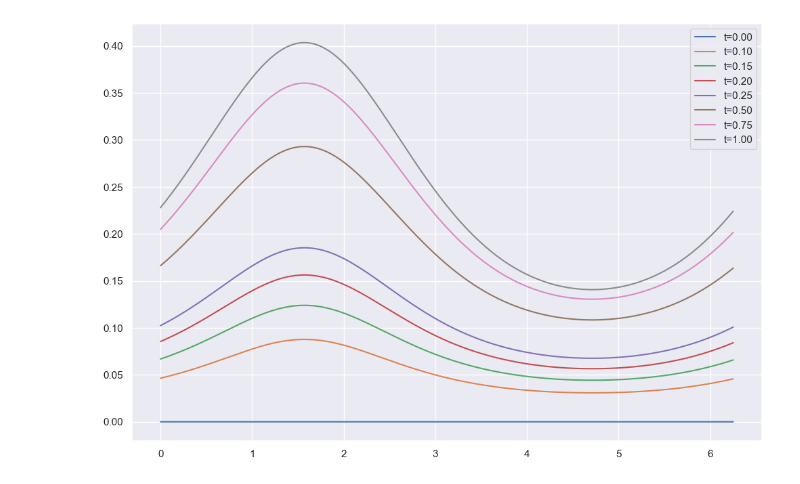
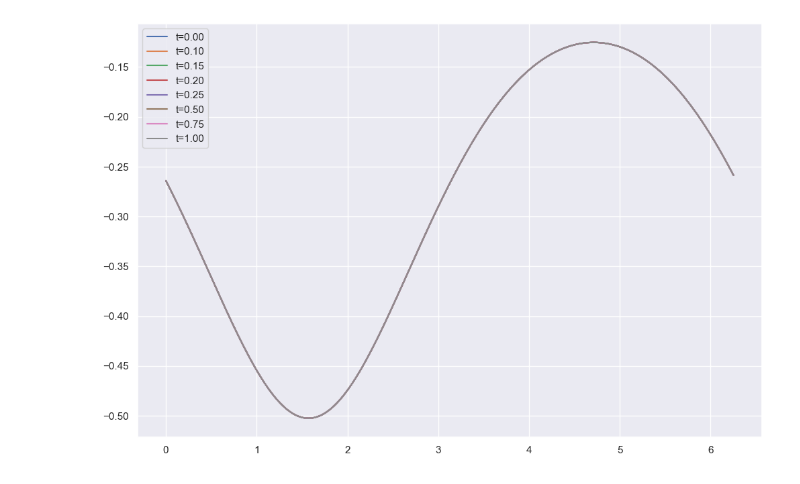
Before and after one commit to PolTibau/Fourier-Discrete, a Jupyter notebook: TP/TP4.ipynb, the cells around one changed output. Drawn from its saved outputs; the diff is of its cells as text; code cells hidden in the pictures.

```diff
--- a/TP/TP4.ipynb
+++ b/TP/TP4.ipynb
@@ -11,35 +11,39 @@ sns.set_theme()
 #on prend de condition initiale la solution du problème 7 du TP3 (IC au dessus)
 #on a periodicité en X, pas en T
 #on note que du_k/dt = (1-k**2)*u_k - f_k, ou f_k sont les coefficients de f, et on trouve une EDO
 #à résoudre pour chaque k: du_k/dt = -(1+k**2)*u_k - f_k, avec u_k(0) = IC[k]
 
 #avec un calcul on trouve que la solution de l'edo est Ce^(At)+B,
 #où A = -(1+k**2), B = f_k, et C = IC_k - f_k/(1+k**2)
 #donc la solution est u_k(t) = (IC[k] - F[k]/(1+k**2))*np.exp(-(1+k**2)*t) + F[k]/(1+k**2)
 
 def f(x):
     return -1/(2-np.sin(x))
 
 T = np.linspace(0,1,200)
 X = np.linspace(0,np.pi*2,200, endpoint=False)
 N = 100
 k = np.arange(-N+1,N+1)
 
 F = np.fft.fft(f(X))/N
 F = np.fft.fftshift(F)
-IC = np.fft.fft(-f(X))/(N*(-1-k**2))
-IC = np.fft.fftshift(IC)
+IC = np.fft.fft(-f(X))
+IC = np.fft.fftshift(IC)/(N*(-1-k**2))
 
-Sol = [(IC + F/(1+k**2))*np.exp(-(1+k**2)*t) - F/(1+k**2) for t in T]
+Sol = [(IC - F/(1+k**2))*np.exp(-(1+k**2)*t) + F/(1+k**2) for t in T]
 
 #Montrons la solution à différents instants de temps
 fig, ax = plt.subplots(figsize=(12,8))
 for i in [0, 20, 30, 40, 50, 100, 150, 199]:
     Sol[i] = np.fft.ifftshift(Sol[i])
-    u = np.fft.ifft(Sol[i]*N)
+    u = np.real(np.fft.ifft(Sol[i]*N))
     ax.plot(X,u,label=f"t={T[i]:.2f}")
 
 ax.legend()
 plt.show()
+
+
+#on conclut que la solution converge vers la solution stationnaire,
+#qui est la solution du problème 7 du TP3, c'est à dire u(x) = 1/(2-sin(x))
 # %% [output]
-[figure, old version]
+[figure, new version]
```
